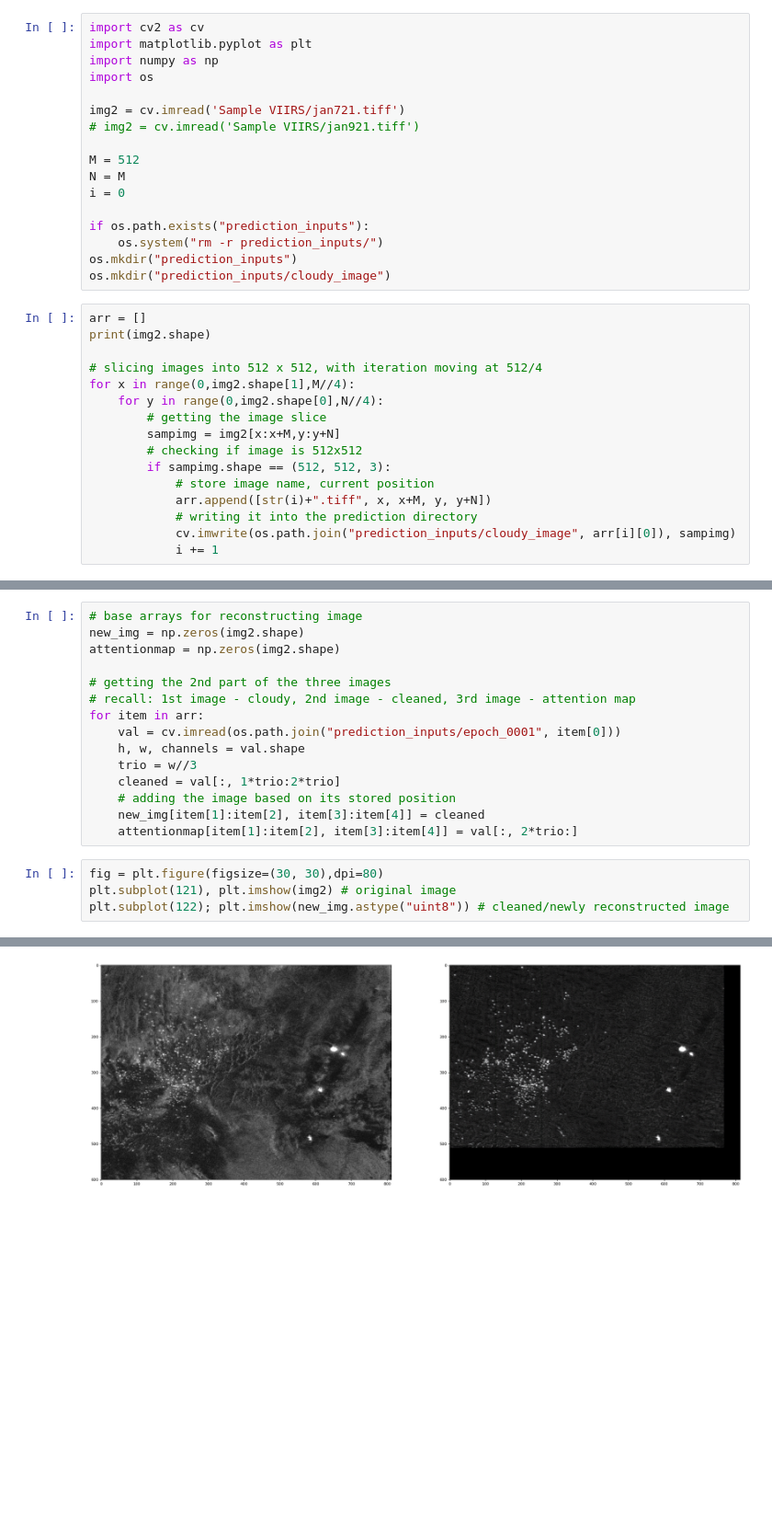
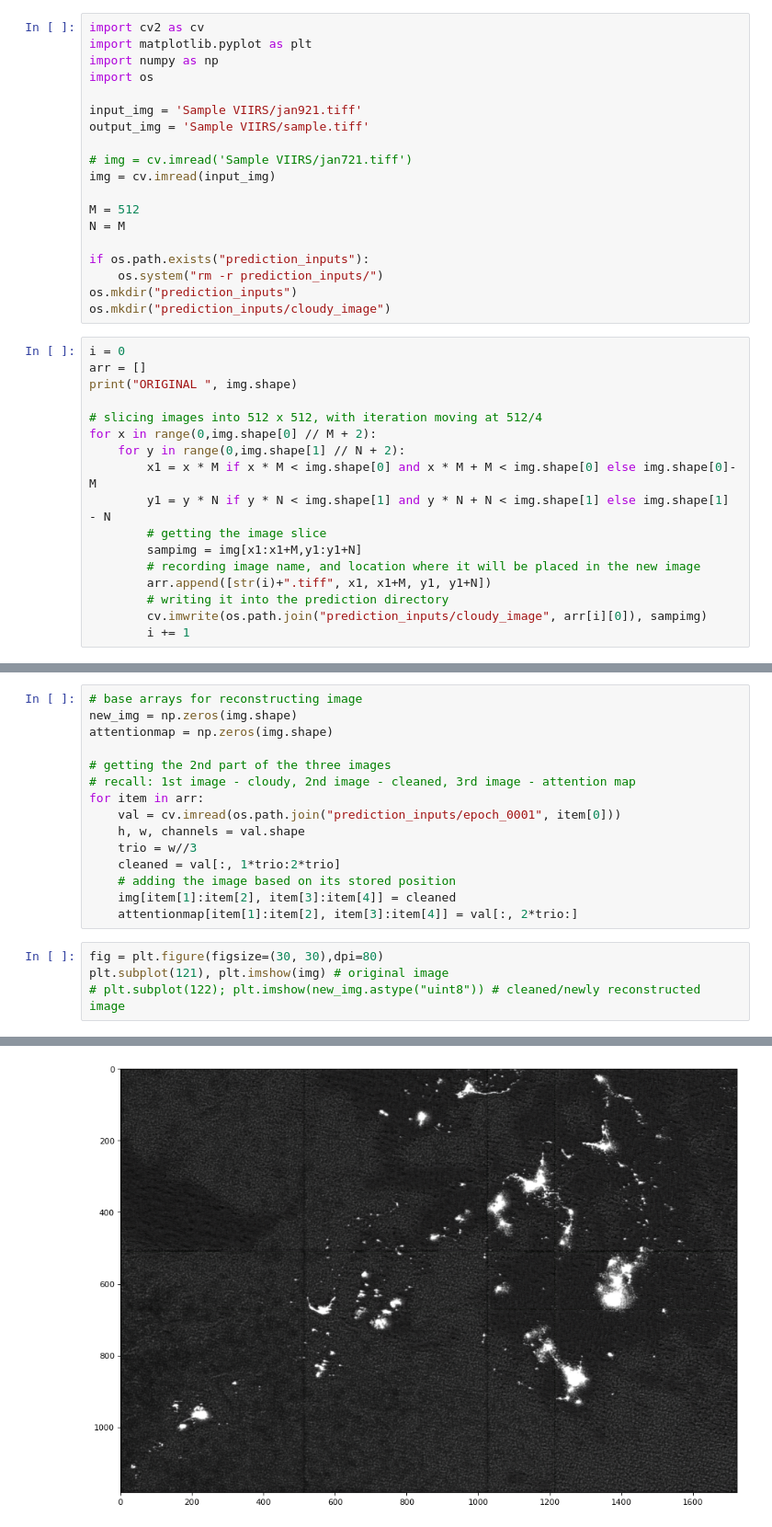
Before and after one commit to Martinnavs/VIIRS_SpA-GAN_for_cloud_removal, a Jupyter notebook: Prediction Script.ipynb, the cells around one changed output, grey strips where cells are left out. Shown at 92% size. Cells and saved outputs as stored; diff of their text form; blank space fills up the shorter version.

Commit message:
Added final prediction script

```diff
--- a/Prediction Script.ipynb
+++ b/Prediction Script.ipynb
@@ -4,31 +4,34 @@ import matplotlib.pyplot as plt
 import numpy as np
 import os
 
-img2 = cv.imread('Sample VIIRS/jan721.tiff')
-# img2 = cv.imread('Sample VIIRS/jan921.tiff')
+input_img = 'Sample VIIRS/jan921.tiff'
+output_img = 'Sample VIIRS/sample.tiff'
+
+# img = cv.imread('Sample VIIRS/jan721.tiff')
+img = cv.imread(input_img)
 
 M = 512
 N = M
-i = 0
 
 if os.path.exists("prediction_inputs"):
     os.system("rm -r prediction_inputs/")
 os.mkdir("prediction_inputs")
 os.mkdir("prediction_inputs/cloudy_image")
 # %%
+i = 0
 arr = []
-print(img2.shape)
+print("ORIGINAL ", img.shape)
 
 # slicing images into 512 x 512, with iteration moving at 512/4
-for x in range(0,img2.shape[1],M//4):
-    for y in range(0,img2.shape[0],N//4):
+for x in range(0,img.shape[0] // M + 2):
+    for y in range(0,img.shape[1] // N + 2):
+        x1 = x * M if x * M < img.shape[0] and x * M + M < img.shape[0] else img.shape[0]- M
+        y1 = y * N if y * N < img.shape[1] and y * N + N < img.shape[1] else img.shape[1] - N
         # getting the image slice
-        sampimg = img2[x:x+M,y:y+N]
-        # checking if image is 512x512
-        if sampimg.shape == (512, 512, 3):
-            # store image name, current position
-            arr.append([str(i)+".tiff", x, x+M, y, y+N])
-            # writing it into the prediction directory
-            cv.imwrite(os.path.join("prediction_inputs/cloudy_image", arr[i][0]), sampimg)
-            i += 1
+        sampimg = img[x1:x1+M,y1:y1+N]
+        # recording image name, and location where it will be placed in the new image
+        arr.append([str(i)+".tiff", x1, x1+M, y1, y1+N])
+        # writing it into the prediction directory
+        cv.imwrite(os.path.join("prediction_inputs/cloudy_image", arr[i][0]), sampimg)
+        i += 1
 # %% [output]
@@ -52,7 +73,7 @@ WARNING: You have a CUDA device, so you should probably run with --cuda
 # %%
 # base arrays for reconstructing image
-new_img = np.zeros(img2.shape)
-attentionmap = np.zeros(img2.shape)
+new_img = np.zeros(img.shape)
+attentionmap = np.zeros(img.shape)
 
 # getting the 2nd part of the three images
 # recall: 1st image - cloudy, 2nd image - cleaned, 3rd image - attention map
@@ -62,10 +83,10 @@ for item in arr:
     trio = w//3
     cleaned = val[:, 1*trio:2*trio]
     # adding the image based on its stored position
-    new_img[item[1]:item[2], item[3]:item[4]] = cleaned
+    img[item[1]:item[2], item[3]:item[4]] = cleaned
     attentionmap[item[1]:item[2], item[3]:item[4]] = val[:, 2*trio:]
 # %%
 fig = plt.figure(figsize=(30, 30),dpi=80)
-plt.subplot(121), plt.imshow(img2) # original image
-plt.subplot(122); plt.imshow(new_img.astype("uint8")) # cleaned/newly reconstructed image
+plt.subplot(121), plt.imshow(img) # original image
+# plt.subplot(122); plt.imshow(new_img.astype("uint8")) # cleaned/newly reconstructed image
 # %% [output]
@@ -73,2 +94,2 @@ plt.subplot(122); plt.imshow(new_img.astype("uint8")) # cleaned/newly reconstruc
-[figure, old version]
+[figure, new version]
 # %%
```
Also changed, not shown: parts of 8 cells of this notebook, 14 other files.
